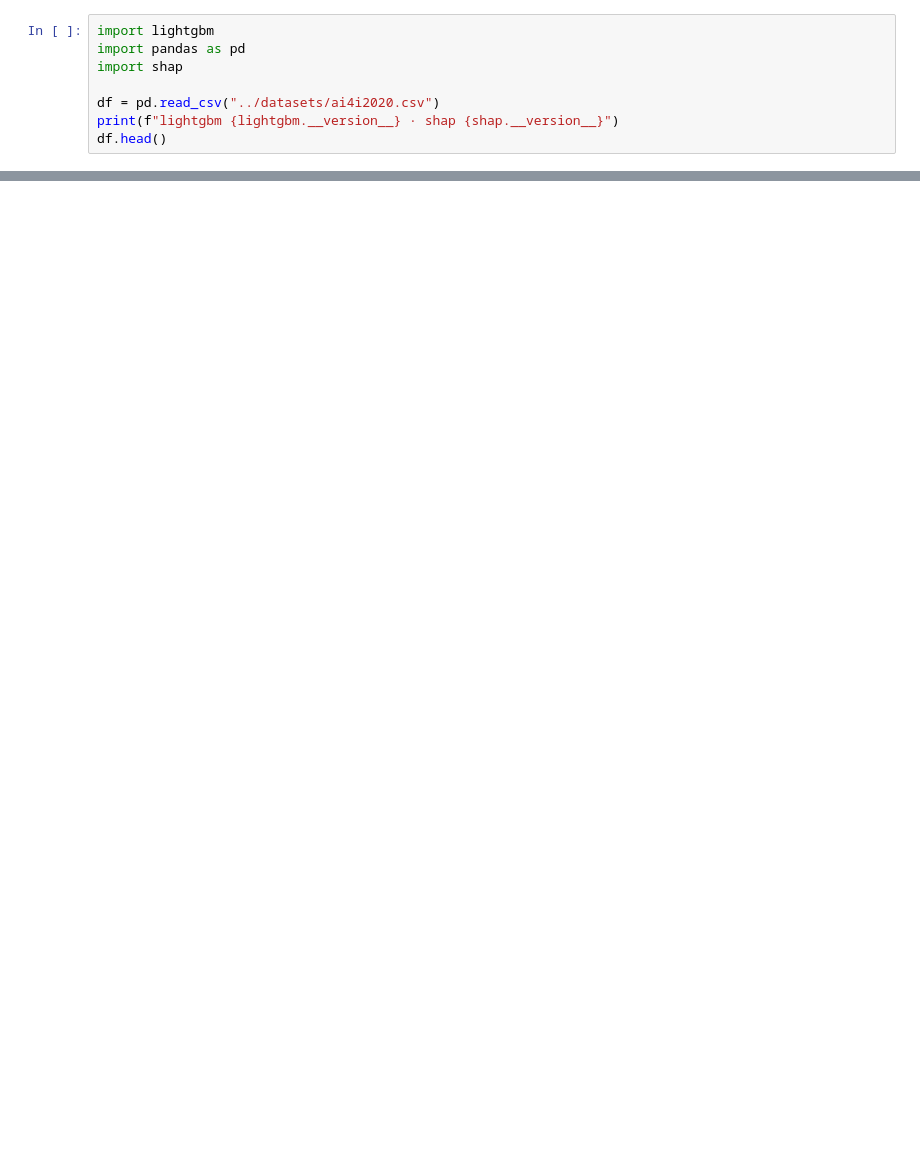
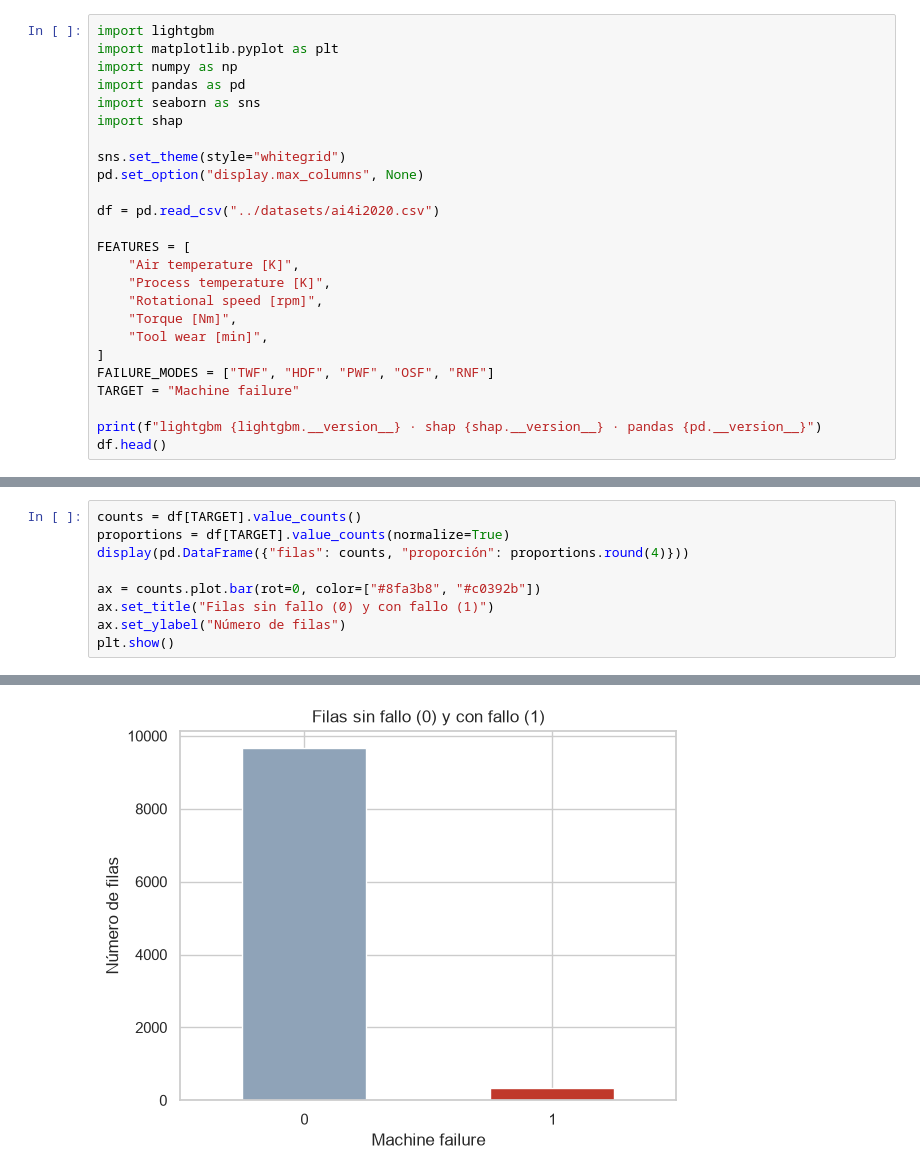
Before and after one commit to jcalvente083/SmartMine, a Jupyter notebook: edge/maintenance/notebooks/01_eda_ai4i.ipynb, the cells around one changed output, grey strips where cells are left out. Cells and saved outputs as stored; diff of their text form; blank space fills up the shorter version.

```diff
--- a/edge/maintenance/notebooks/01_eda_ai4i.ipynb
+++ b/edge/maintenance/notebooks/01_eda_ai4i.ipynb
@@ -1,9 +8,26 @@
 # %%
 import lightgbm
+import matplotlib.pyplot as plt
+import numpy as np
 import pandas as pd
+import seaborn as sns
 import shap
 
+sns.set_theme(style="whitegrid")
+pd.set_option("display.max_columns", None)
+
 df = pd.read_csv("../datasets/ai4i2020.csv")
-print(f"lightgbm {lightgbm.__version__} · shap {shap.__version__}")
+
+FEATURES = [
+    "Air temperature [K]",
+    "Process temperature [K]",
+    "Rotational speed [rpm]",
+    "Torque [Nm]",
+    "Tool wear [min]",
+]
+FAILURE_MODES = ["TWF", "HDF", "PWF", "OSF", "RNF"]
+TARGET = "Machine failure"
+
+print(f"lightgbm {lightgbm.__version__} · shap {shap.__version__} · pandas {pd.__version__}")
 df.head()
 # %% [output]
@@ -16,0 +85,10 @@ lightgbm 4.7.0 · shap 0.54.1
+# %%
+counts = df[TARGET].value_counts()
+proportions = df[TARGET].value_counts(normalize=True)
+display(pd.DataFrame({"filas": counts, "proporción": proportions.round(4)}))
+
+ax = counts.plot.bar(rot=0, color=["#8fa3b8", "#c0392b"])
+ax.set_title("Filas sin fallo (0) y con fallo (1)")
+ax.set_ylabel("Número de filas")
+plt.show()
+# %% [output]
@@ -16,0 +99 @@ lightgbm 4.7.0 · shap 0.54.1
+[figure, added]
```
Also changed, not shown: parts of 37 cells of this notebook.
